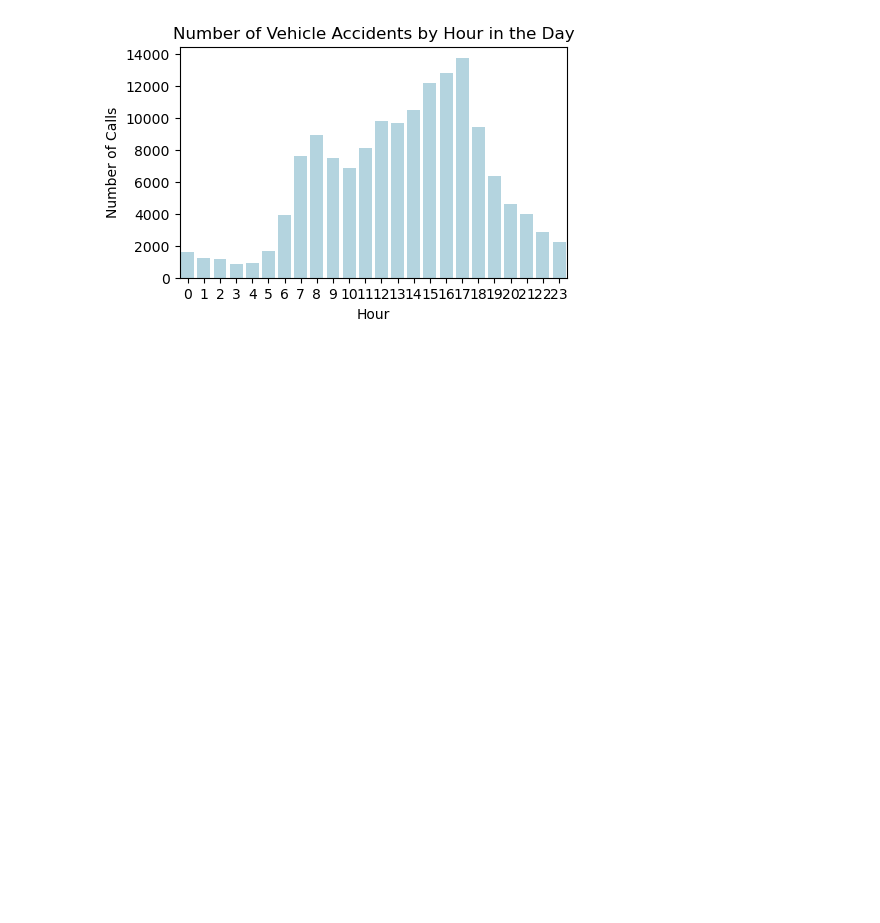
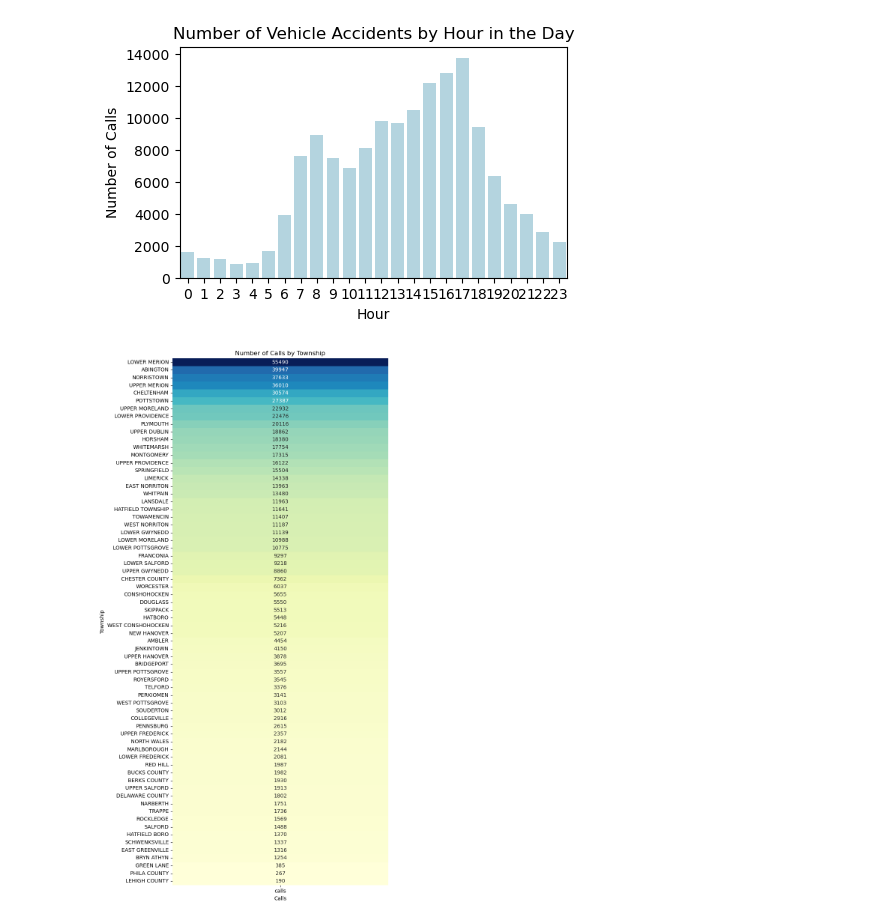
Before and after one commit to anniecnchang/annie-personal-projects, a Jupyter notebook: data-analysis/Emergency 911 Calls Exploratory Data Analysis.ipynb, the cells around one changed output. Cells and saved outputs as stored; diff of their text form; code cells hidden in the pictures; blank space fills up the shorter version.

```diff
--- a/data-analysis/Emergency 911 Calls Exploratory Data Analysis.ipynb
+++ b/data-analysis/Emergency 911 Calls Exploratory Data Analysis.ipynb
@@ -255,3 +264,18 @@ plt.ylabel('Number of Calls')
 plt.show()
 # %% [output]
 [figure]
+# %%
+town_calls = emergency.groupby('township').size().reset_index(name='calls')
+town_calls_sorted = town_calls.sort_values(by='calls', ascending=False)
+
+town_calls_sorted.set_index('township', inplace=True)
+
+plt.figure(figsize=(8, 15))
+sns.heatmap(town_calls_sorted[['calls']], cmap='YlGnBu', annot=True, fmt='d', cbar=False)
+plt.xlabel('Calls')
+plt.ylabel('Township')
+plt.title('Number of Calls by Township')
+plt.tight_layout()
+plt.show()
+# %% [output]
+[figure, added]
```
Also changed, not shown: parts of 4 cells of this notebook, 2 other files.
